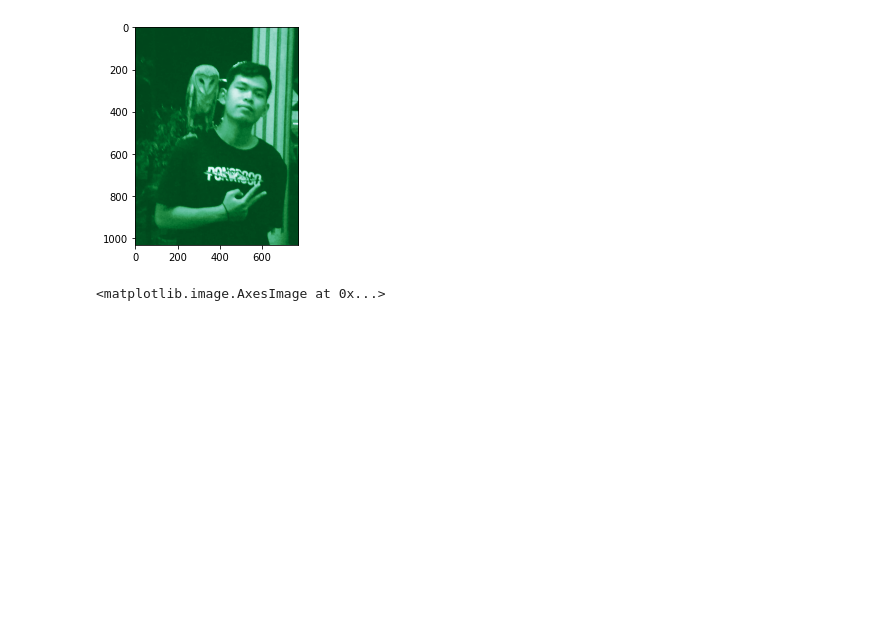
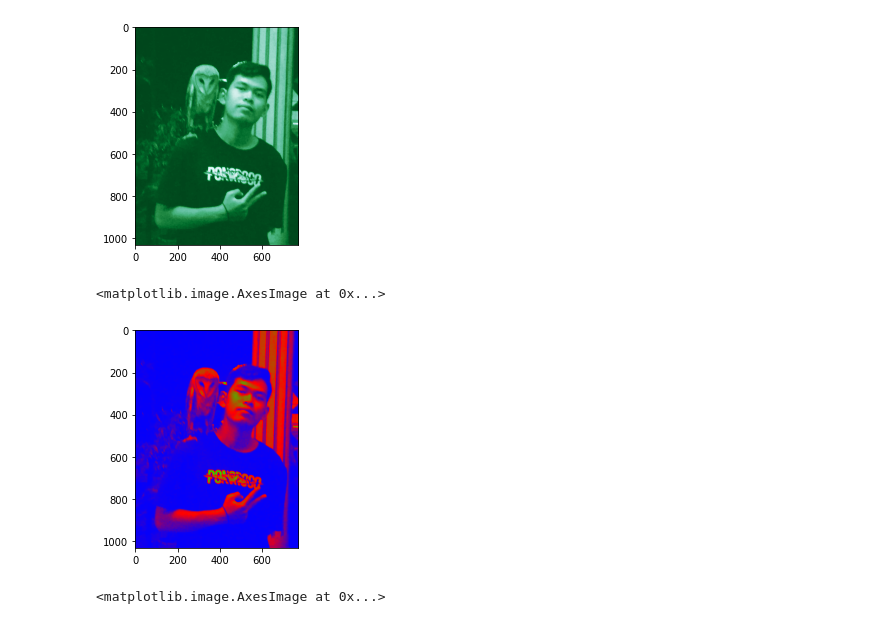
Before and after one commit to DaffaStyn11/pcvk, a Jupyter notebook: pcvk_p2.ipynb, the cells around one changed output. Drawn from its saved outputs; the diff is of its cells as text; code cells hidden in the pictures; blank space fills up the shorter version.

```diff
--- a/pcvk_p2.ipynb
+++ b/pcvk_p2.ipynb
@@ -188,6 +188,12 @@ plt.imshow(img_gray, cmap='BuGn_r')
 # %% [output]
 <matplotlib.image.AxesImage at 0x...>
 [figure]
+# %%
+#Blue-Red-Green
+plt.imshow(img_gray, cmap='brg')
+# %% [output]
+<matplotlib.image.AxesImage at 0x...>
+[figure, added]
 # %%
 
 #Tampilkan image baris ke 20-115, kolom 25-120!
```
Also changed, not shown: parts of 4 cells of this notebook.
